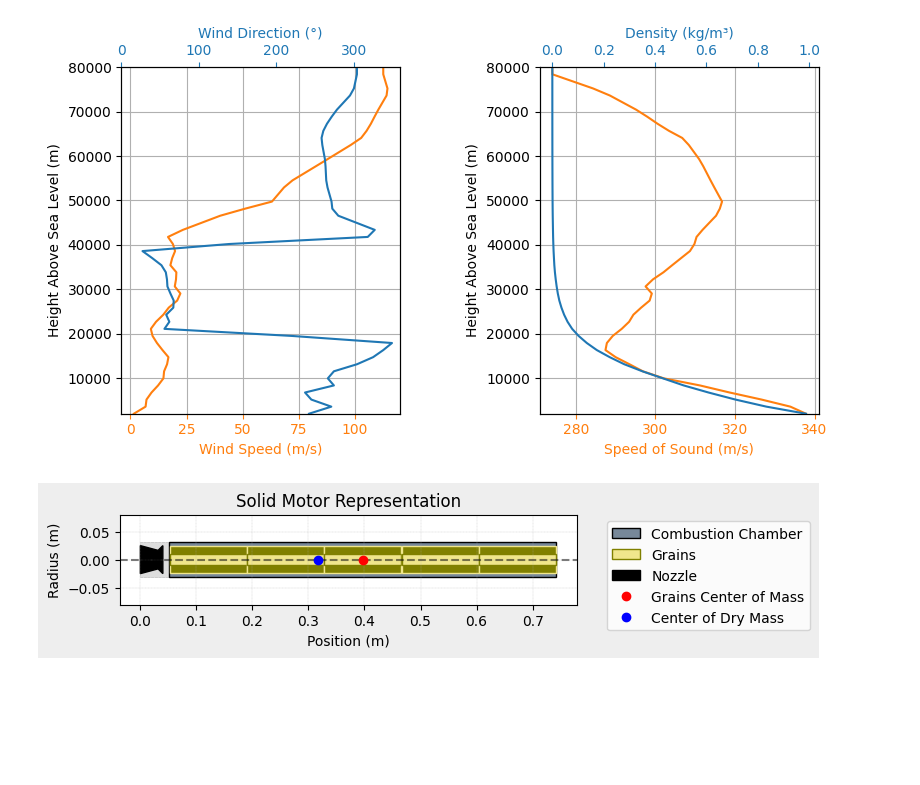
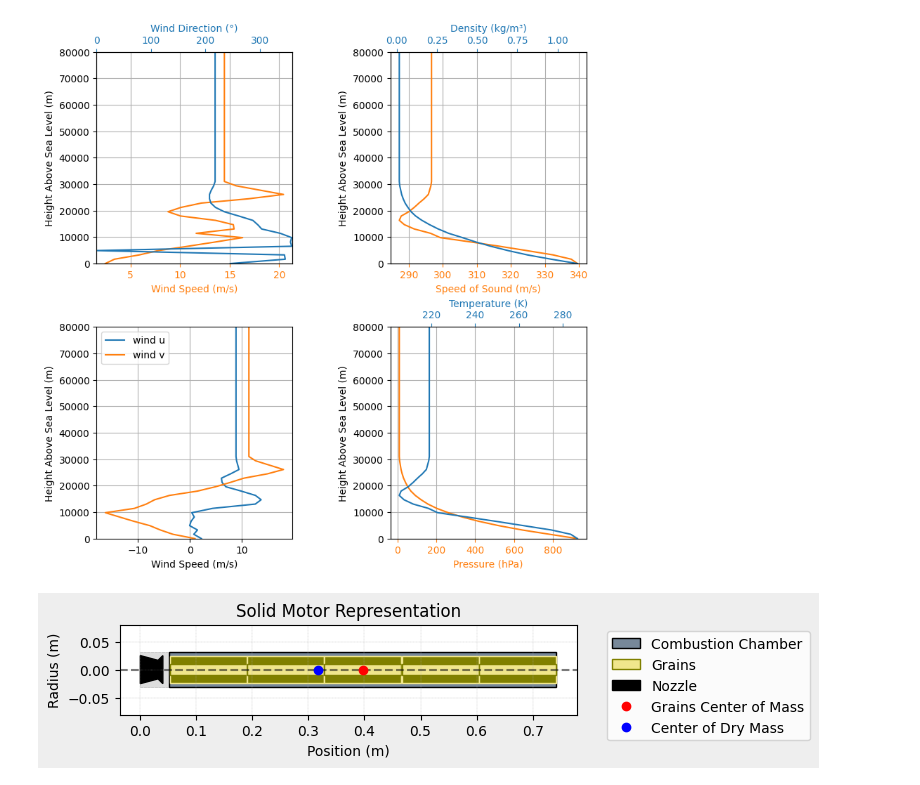
Before and after one commit to prs2026/Procyon, a Jupyter notebook: rocketpy/viewerthing.ipynb, the cells around one changed output. Cells and saved outputs as stored; diff of their text form; code cells hidden in the pictures; blank space fills up the shorter version.

```diff
--- a/rocketpy/viewerthing.ipynb
+++ b/rocketpy/viewerthing.ipynb
@@ -1,7 +1,7 @@
 # %%
 from rocketpy import Environment, SolidMotor, Rocket, Flight
 import datetime
-
+import pandas as pd
 # Launch site
 # FAR
 # Latitude: 35.3466 N
@@ -15,10 +15,46 @@ site_alt = 2000 #ft
 launch_date = [2026,1,18,8,0,0]
 timeadj = -4
 
-env = Environment(latitude=site_lat, longitude=site_lon, elevation=site_alt,date=(2026, 1, 18, 8), # year, month, day, hour
-timezone="US/Pacific")
+# env = Environment(latitude=site_lat, longitude=site_lon, elevation=site_alt,date=(2026, 1, 18, 8), # year, month, day, hour
+# timezone="US/Pacific")
 
-env.set_atmospheric_model(type="Forecast", file="GFS")
+# env.set_atmospheric_model(type="Forecast", file="GFS")
 
-env.info()
+# env.info()
+
+
+# Load the .csv file into the environment
+df = pd.read_csv('vertical_profile_2026-01-15_14PST copy.csv')
+#df = pd.read_csv('atmodata.csv')
+
+print(df)
+
+# Create Function objects to represent the profiles
+env = Environment(latitude=site_lat, longitude=site_lon)
+
+pressure_func = list(zip(df['height'], df['pressure']))
+
+print(pressure_func)
+
+wind_u_func = list(zip(df['height'], df['wind_u']))
+wind_v_func = list(zip(df['height'], df['wind_v']))
+
+print(wind_u_func)
+print(wind_v_func)
+
+temperature_func = list(zip(df['height'], df['temperature']))
+
+print(temperature_func)
+
+# Set up the environment
+
+env.set_atmospheric_model(
+    type="custom_atmosphere",
+    pressure=pressure_func,
+    temperature=temperature_func,
+    wind_u=wind_u_func,
+    wind_v=wind_v_func,
+)
+
+env.plots.atmospheric_model()
 # %% [output]
@@ -42,4 +78,4 @@ Atmospheric Model Plots
-[figure, old version]
+[figure, new version]
 # %%
 
 BoosterMotor = SolidMotor(
```
Also changed, not shown: parts of 5 cells of this notebook, 36 other files.
